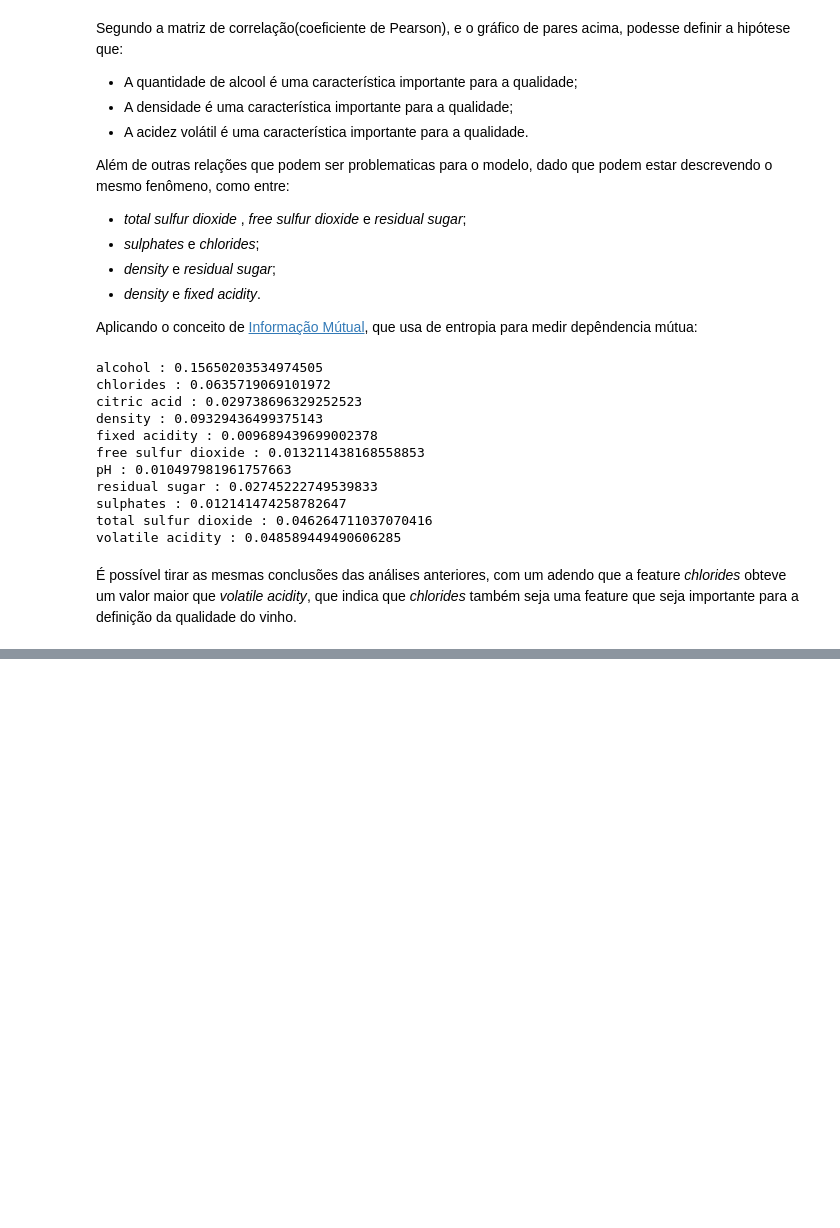
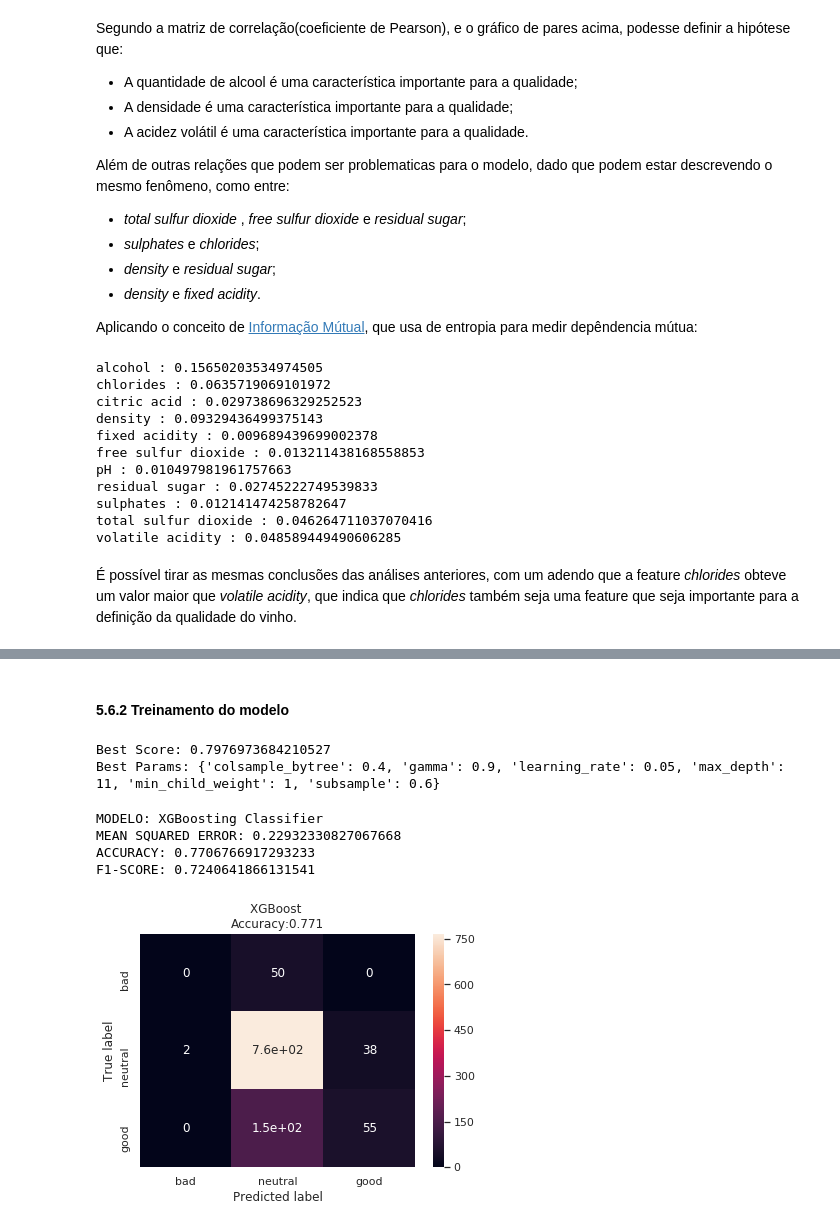
Before and after one commit to francnascimento/wine_quality, a Jupyter notebook: src/wine_quality.ipynb, the cells around one changed output, grey strips where cells are left out. Drawn from its saved outputs; the diff is of its cells as text; code cells hidden in the pictures; blank space fills up the shorter version.

```diff
--- a/src/wine_quality.ipynb
+++ b/src/wine_quality.ipynb
@@ -365,0 +617,80 @@ Treinamento de um modelo mais simples possível para comparação
+# %%
+bins = (2, 4.5, 6.5, 9)
+group_names = ['bad', 'neutral', 'good']
+data['quality_bins'] = pd.cut(data['quality'], bins = bins, labels = group_names)
+
+convert_bin = {
+    "bad": 0,
+    "neutral": 1,
+    'good': 2
+}
+data['quality_bins'] = data['quality_bins'].replace(convert_bin)
+
+X = data.iloc[:,:-2]
+Y = data.iloc[:,-1:]
+
+# Train Test split
+X_train, X_test, Y_train, Y_test = train_test_split (X, Y, test_size = 0.20, random_state=SEED, shuffle=True)
+# %% [markdown]
+#### 5.6.2 Treinamento do modelo
+# %%
+params_dict = {
+    "learning_rate"    : [0.05, 0.1],
+    "max_depth"        : [10, 11, 12],
+    "min_child_weight" : [1,2],
+    "gamma"            : [0.8, 0.9, 1],
+    "colsample_bytree" : [0.3, 0.4, 0.5],
+    "subsample": [0.5,0.6,0.7],
+}
+
+
+params_dict = {
+    "learning_rate"    : [0.05],
+    "max_depth"        : [11],
+    "min_child_weight" : [1],
+    "gamma"            : [0.9],
+    "colsample_bytree" : [0.4],
+    "subsample": [0.6],
+}
+
+
+estimator = XGBClassifier(nthread=-1, random_state=SEED)
+clf_gbc = GridSearchCV(estimator, params_dict, n_jobs=-1, cv=5)
+clf_gbc.fit(X_train,Y_train)
+
+print("Best Score: {}".format(clf_gbc.best_score_))
+print("Best Params: {}".format(clf_gbc.best_params_))
+# %% [output]
+Best Score: 0.7976973684210527
+Best Params: {'colsample_bytree': 0.4, 'gamma': 0.9, 'learning_rate': 0.05, 'max_depth': 11, 'min_child_weight': 1, 'subsample': 0.6}
+# %%
+model_bins = XGBClassifier(**clf_gbc.best_params_)
+
+model_bins.fit(X_train, Y_train)
+Y_pred = model_bins.predict(X_test)
+
+print("MODELO: {}".format(name))
+print("MEAN SQUARED ERROR: {}".format(mean_squared_error(Y_test, Y_pred)))
+print("ACCURACY: {}".format(accuracy_score(Y_test, treshold_predict(Y_pred))))
+print("F1-SCORE: {}".format(f1_score(Y_test, treshold_predict(Y_pred), average='weighted')))
+
+# Creates a confusion matrix
+cm = confusion_matrix(Y_test, treshold_predict(Y_pred))
+
+# Transform to df for easier plotting
+cm_df = pd.DataFrame(cm,
+                     index = ['bad','neutral','good'],
+                     columns = ['bad','neutral','good'])
+
+plt.figure(figsize=(5.5,4))
+sns.heatmap(cm_df, annot=True)
+plt.title('XGBoost \nAccuracy:{0:.3f}'.format(accuracy_score(Y_test, treshold_predict(Y_pred))))
+plt.ylabel('True label')
+plt.xlabel('Predicted label')
+plt.show()
+# %% [output]
+MODELO: XGBoosting Classifier
+MEAN SQUARED ERROR: 0.22932330827067668
+ACCURACY: 0.7706766917293233
+F1-SCORE: 0.7240641866131541
+[figure, added]
```
Also changed, not shown: parts of 40 cells of this notebook.
